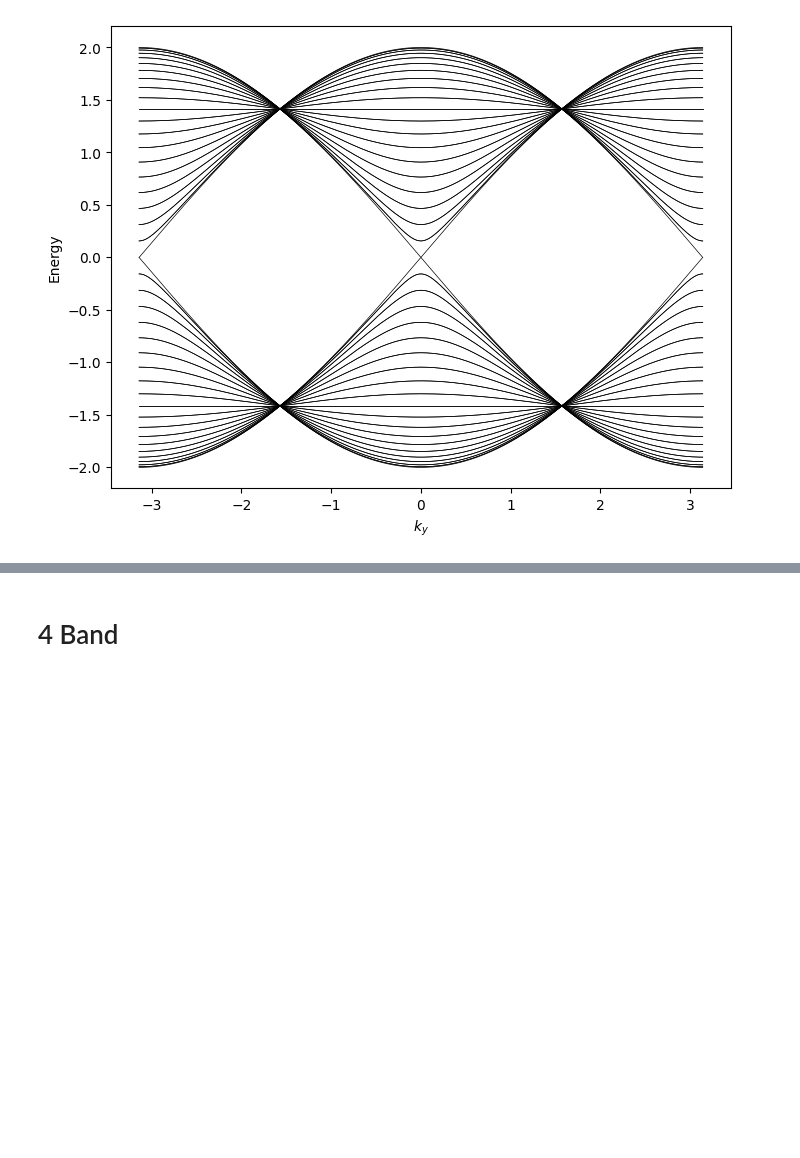
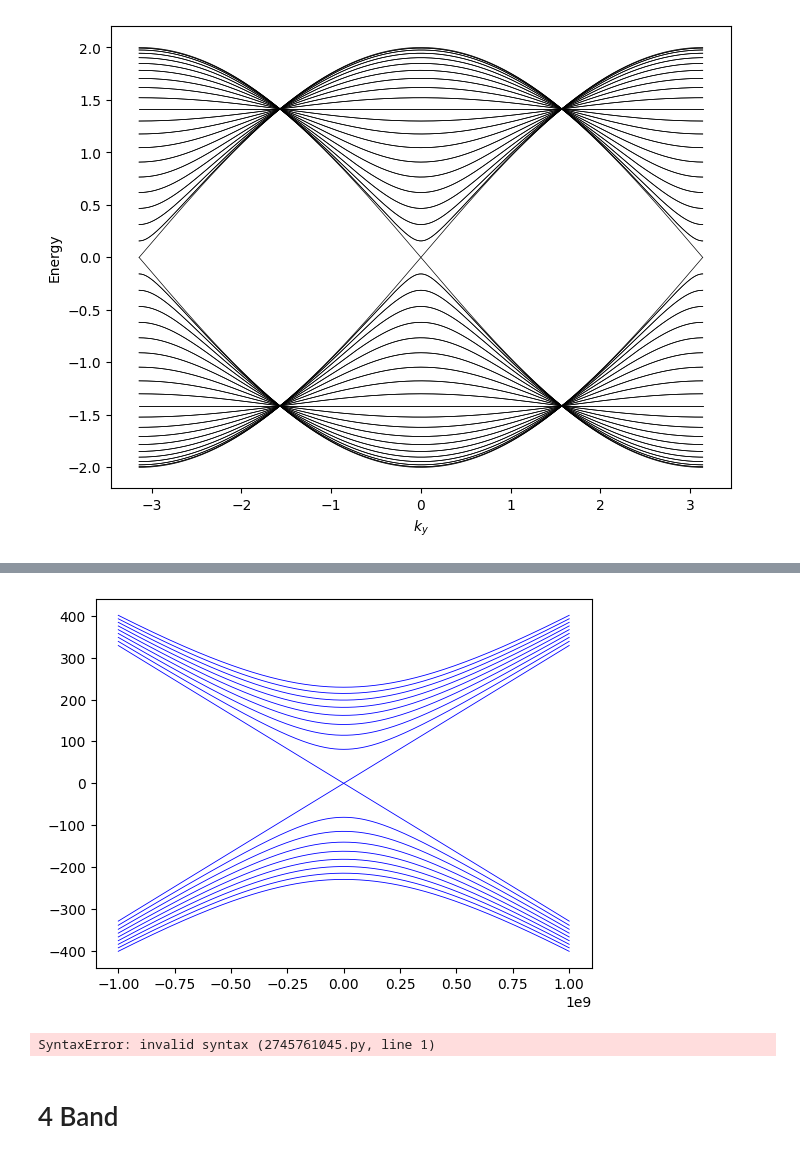
Before and after one commit to gehadibany/topological-phases, a Jupyter notebook: base_codes.ipynb, the cells around one changed output, grey strips where cells are left out. Drawn from its saved outputs; the diff is of its cells as text; code cells hidden in the pictures; blank space fills up the shorter version.

```diff
--- a/base_codes.ipynb
+++ b/base_codes.ipynb
@@ -509,5 +590,63 @@ AttributeError: 'int' object has no attribute 'conj'
+# %%
+# constants
+hbar = 1.0545718e-34  # J·s
+e    = 1.6021766e-19  # C
+
+# parameters
+v     = 5e5          # m/s
+B     = 20           # T
+n_max = 8            # highest LL index
+Nkz   = 401
+kz    = np.linspace(-1e9, 1e9, Nkz)  # m^-1
+
+# ladder prefactor
+α = np.sqrt(2*hbar*e*B)
+
+# dimension of H
+N = n_max+1
+dim = 2*N
+
+def make_H(kz_val, chirality=+1):
+    H = np.zeros((dim,dim), dtype=complex)
+    # diagonal spin–pz term
+    for n in range(N):
+        H[2*n,  2*n  ] =  chirality * v*hbar*kz_val  # |n,↑>
+        H[2*n+1,2*n+1] = -chirality * v*hbar*kz_val  # |n,↓>
+    # off‐diagonal a / a† coupling
+    for n in range(1, N):
+        c = chirality * v * α * np.sqrt(n)
+        # <n-1,↑ | H | n,↓> and Hermitian conjugate
+        H[2*(n-1), 2*n+1] = c
+        H[2*n+1,   2*(n-1)] = c
+    return H
+
+# build spectra
+E  = np.zeros((dim, Nkz))
+#E_right = np.zeros((dim, Nkz))
+for i,k in enumerate(kz):
+    E[:,i]  = np.linalg.eigh(make_H(k, chirality=+1))[0]
+    #E_right[:,i] = np.linalg.eigh(make_H(k, chirality=+1))[0]
+
+# convert to meV
+E  = E  / e * 1e3
+#E_right = E_right / e * 1e3
+
+# plot
+#fig, (axL, axR) = plt.subplots(1,2,figsize=(12,5), sharey=True)
+for band in E:  plt.plot(kz, band, color='blue',  lw=0.6)
+#for band in E_right: axR.plot(kz, band, color='red',   lw=0.6)
+
+#axL.set(title='Left‐handed (χ=−1)',  xlabel=r'$k_z\,$(m$^{-1}$)', ylabel='Energy (meV)')
+#axR.set(title='Right‐handed (χ=+1)', xlabel=r'$k_z\,$(m$^{-1}$)')
+
+#plt.tight_layout()
+plt.show()
+# %% [output]
+[figure, added]
 # %%
 landau level plot against kz - chirality
+# %% [output]
+SyntaxError: invalid syntax (2745761045.py, line 1)
 # %% [markdown]
 # 4 Band
 # %%
```
Also changed, not shown: parts of 18 cells of this notebook.
